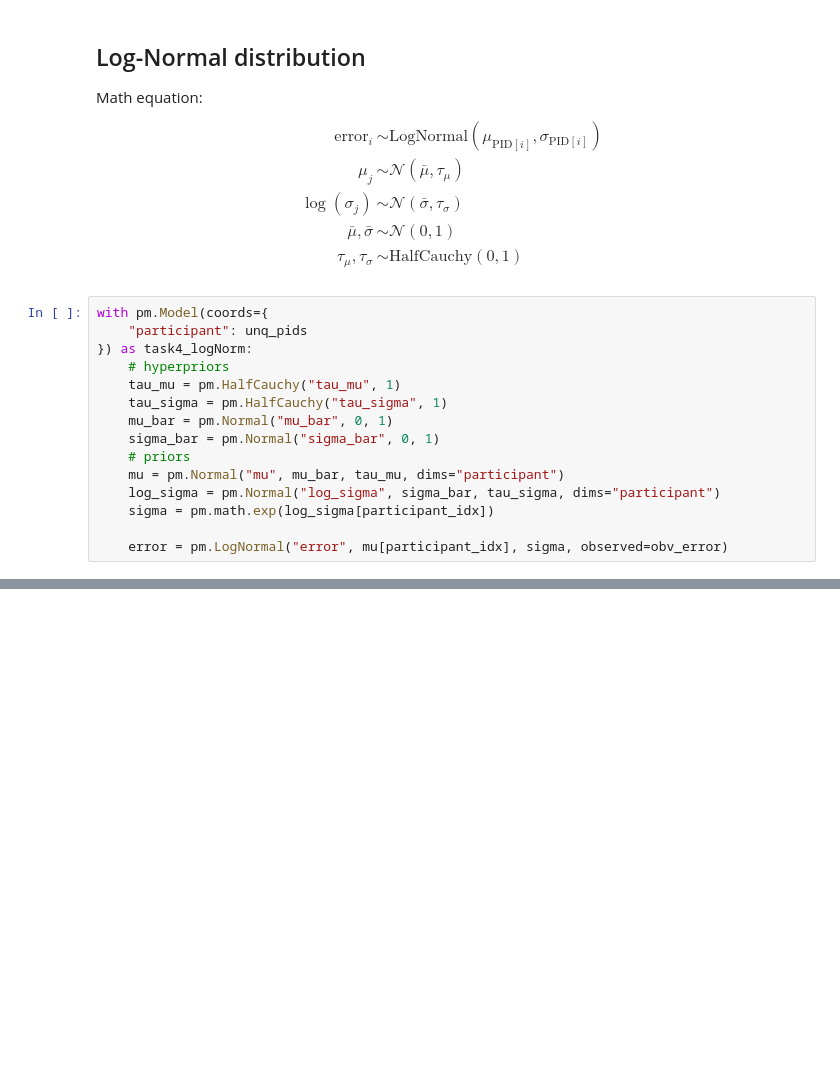
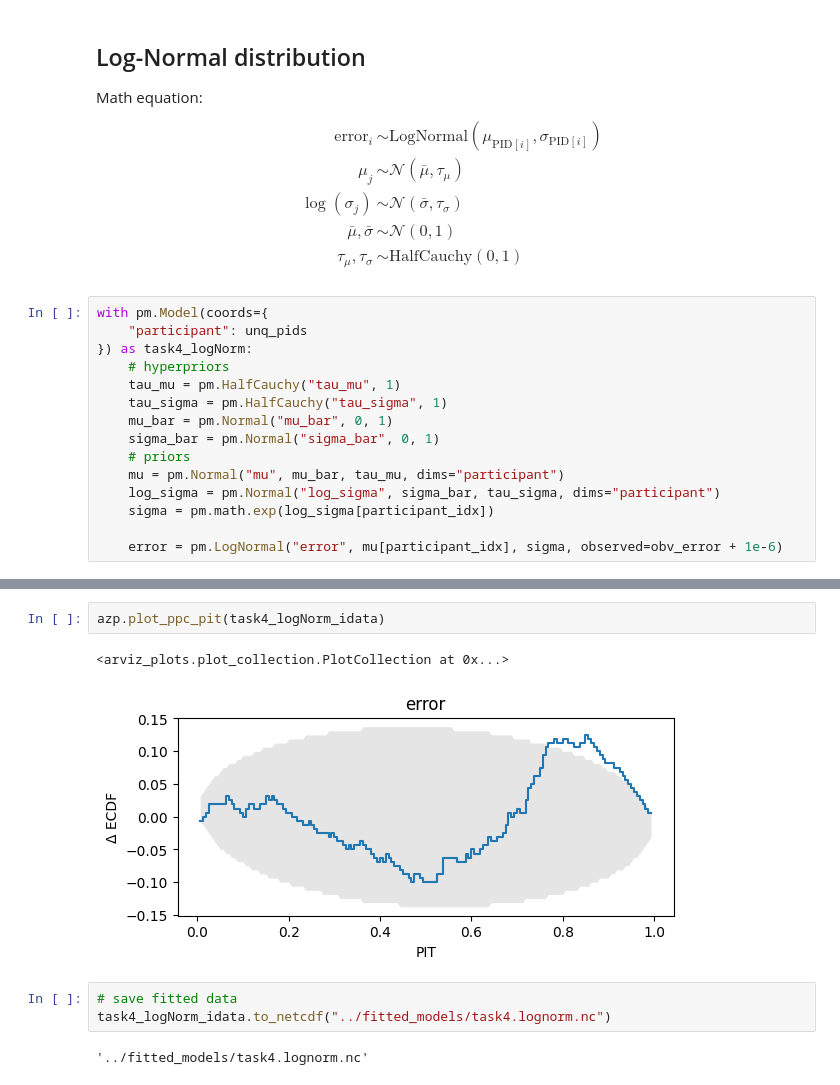
Before and after one commit to mika-long/vis-decode-analysis, a Jupyter notebook: PyMC/task4.ipynb, the cells around one changed output, grey strips where cells are left out. Drawn from its saved outputs; the diff is of its cells as text; blank space fills up the shorter version.

Commit message:
task4 done except for lomax

```diff
--- a/PyMC/task4.ipynb
+++ b/PyMC/task4.ipynb
@@ -299,7 +301,7 @@ with pm.Model(coords={
     log_sigma = pm.Normal("log_sigma", sigma_bar, tau_sigma, dims="participant")
     sigma = pm.math.exp(log_sigma[participant_idx])
 
-    error = pm.LogNormal("error", mu[participant_idx], sigma, observed=obv_error)
+    error = pm.LogNormal("error", mu[participant_idx], sigma, observed=obv_error + 1e-6)
 # %%
 pm.model_to_graphviz(task4_logNorm)
 # %% [output]
@@ -347,0 +355,10 @@ Some of the observed values of variable error are associated with a non-finite l
+# %%
+azp.plot_ppc_pit(task4_logNorm_idata)
+# %% [output]
+<arviz_plots.plot_collection.PlotCollection at 0x...>
+[figure, added]
+# %%
+# save fitted data
+task4_logNorm_idata.to_netcdf("../fitted_models/task4.lognorm.nc")
+# %% [output]
+'../fitted_models/task4.lognorm.nc'
```
Also changed, not shown: parts of 7 cells of this notebook.
